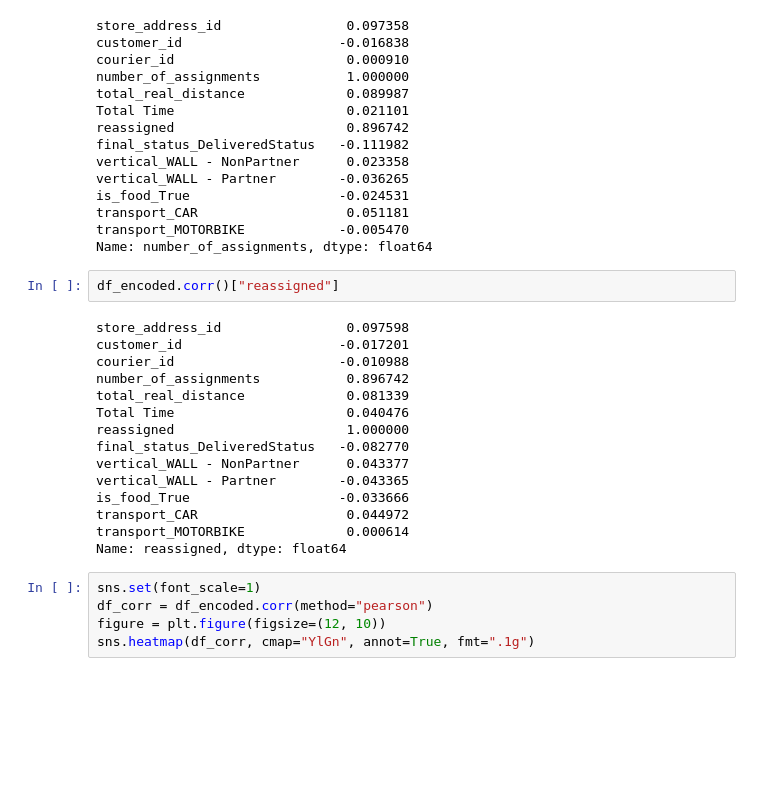
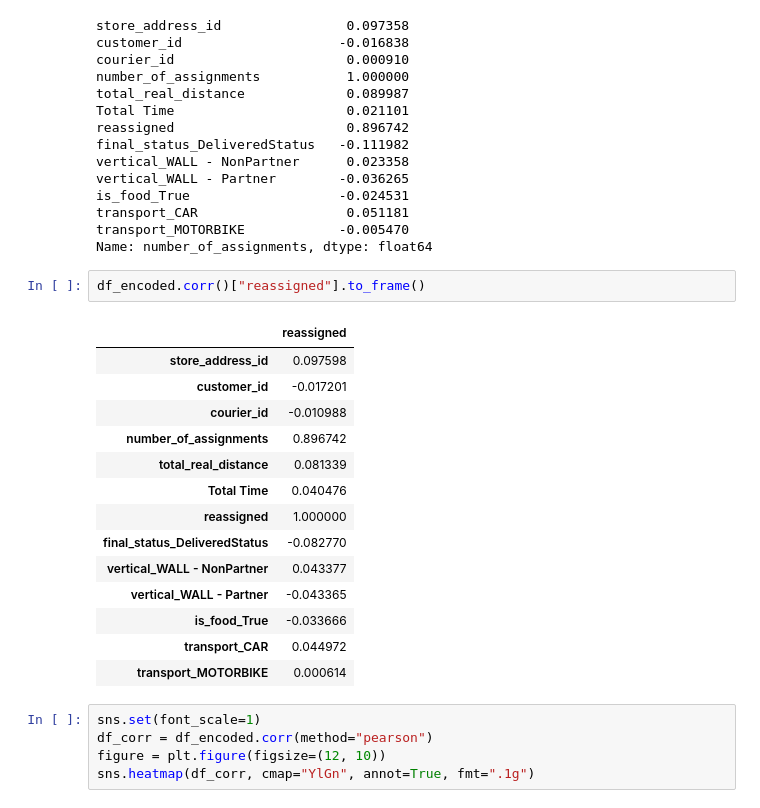
Before and after one commit to jorgecompleto/Fintech-Payments, a Jupyter notebook: Business_Case.ipynb, the cells around one changed output. Cells and saved outputs as stored; diff of their text form; blank space fills up the shorter version.

```diff
--- a/Business_Case.ipynb
+++ b/Business_Case.ipynb
@@ -479,22 +480,22 @@ transport_CAR                   0.051181
 transport_MOTORBIKE            -0.005470
 Name: number_of_assignments, dtype: float64
 # %%
-df_encoded.corr()["reassigned"]
+df_encoded.corr()["reassigned"].to_frame()
 # %% [output]
-store_address_id                0.097598
-customer_id                    -0.017201
-courier_id                     -0.010988
-number_of_assignments           0.896742
-total_real_distance             0.081339
-Total Time                      0.040476
-reassigned                      1.000000
-final_status_DeliveredStatus   -0.082770
-vertical_WALL - NonPartner      0.043377
-vertical_WALL - Partner        -0.043365
-is_food_True                   -0.033666
-transport_CAR                   0.044972
-transport_MOTORBIKE             0.000614
-Name: reassigned, dtype: float64
+|  | reassigned |
+| store_address_id | 0.097598 |
+| customer_id | -0.017201 |
+| courier_id | -0.010988 |
+| number_of_assignments | 0.896742 |
+| total_real_distance | 0.081339 |
+| Total Time | 0.040476 |
+| reassigned | 1.000000 |
+| final_status_DeliveredStatus | -0.082770 |
+| vertical_WALL - NonPartner | 0.043377 |
+| vertical_WALL - Partner | -0.043365 |
+| is_food_True | -0.033666 |
+| transport_CAR | 0.044972 |
+| transport_MOTORBIKE | 0.000614 |
 # %%
 sns.set(font_scale=1)
 df_corr = df_encoded.corr(method="pearson")
```
Also changed, not shown: parts of 8 cells of this notebook.
